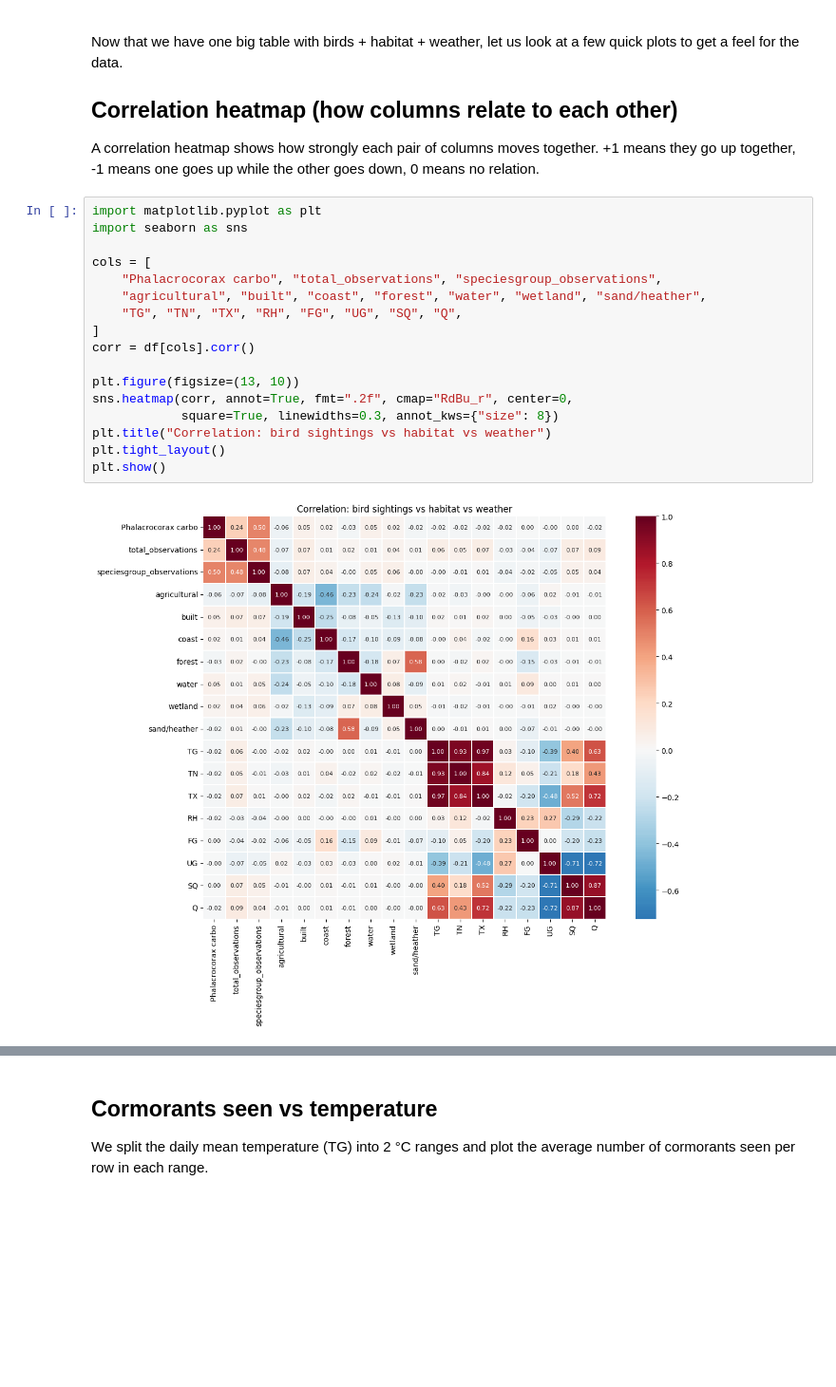
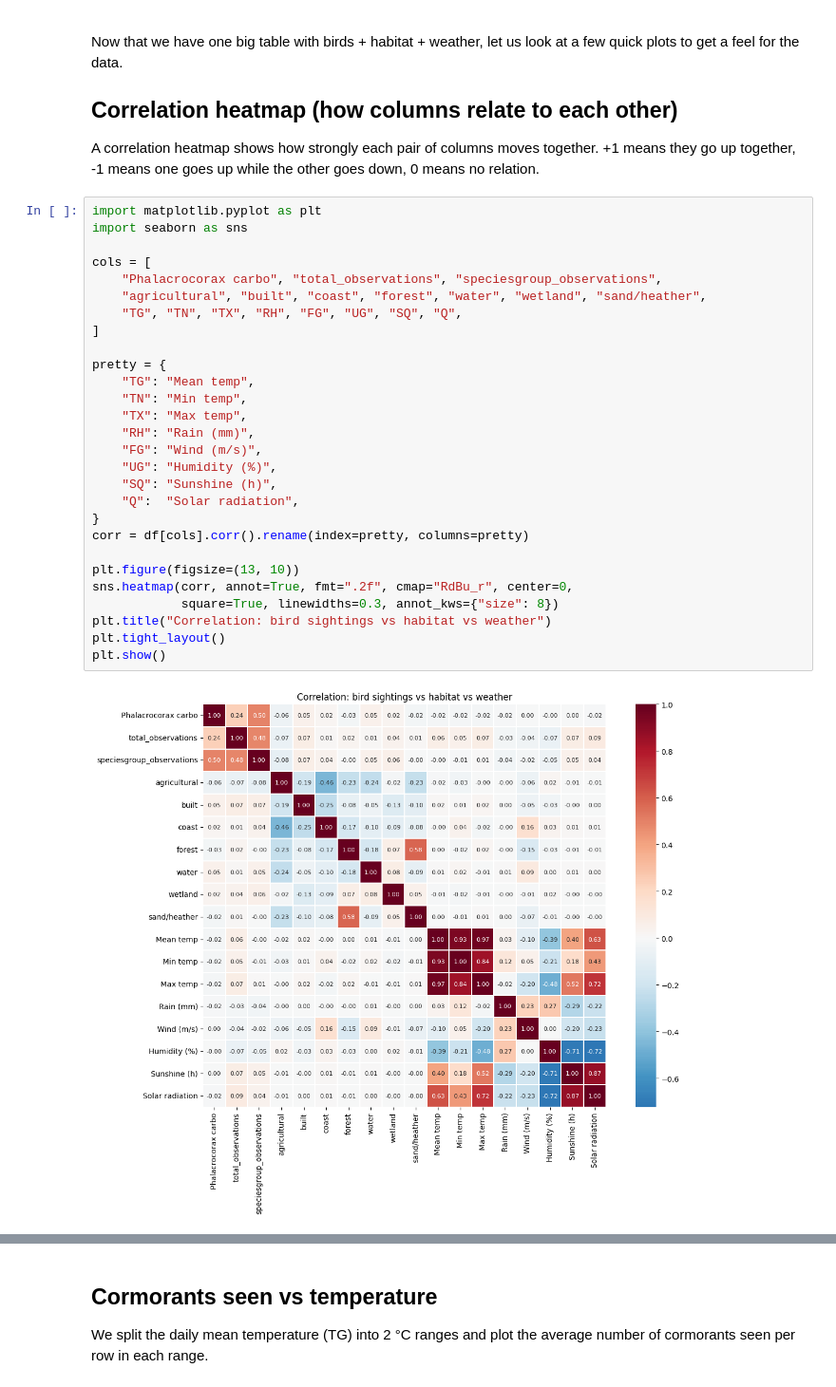
Before and after one commit to kebabzter/the-greatest-cormorant, a Jupyter notebook: notebook-04.ipynb, the cells around one changed output, grey strips where cells are left out. Shown at 95% size. Saved outputs shown, nothing was run; the diff lists cells and outputs as text; blank space fills up the shorter version.

```diff
--- a/notebook-04.ipynb
+++ b/notebook-04.ipynb
@@ -253,19 +253,30 @@ A correlation heatmap shows how strongly each pair of columns moves together. +1
 # %%
 import matplotlib.pyplot as plt
 import seaborn as sns
 
 cols = [
     "Phalacrocorax carbo", "total_observations", "speciesgroup_observations",
     "agricultural", "built", "coast", "forest", "water", "wetland", "sand/heather",
     "TG", "TN", "TX", "RH", "FG", "UG", "SQ", "Q",
 ]
-corr = df[cols].corr()
+
+pretty = {
+    "TG": "Mean temp",
+    "TN": "Min temp",
+    "TX": "Max temp",
+    "RH": "Rain (mm)",
+    "FG": "Wind (m/s)",
+    "UG": "Humidity (%)",
+    "SQ": "Sunshine (h)",
+    "Q":  "Solar radiation",
+}
+corr = df[cols].corr().rename(index=pretty, columns=pretty)
 
 plt.figure(figsize=(13, 10))
 sns.heatmap(corr, annot=True, fmt=".2f", cmap="RdBu_r", center=0,
             square=True, linewidths=0.3, annot_kws={"size": 8})
 plt.title("Correlation: bird sightings vs habitat vs weather")
 plt.tight_layout()
 plt.show()
 # %% [output]
-[figure, old version]
+[figure, new version]
```
Also changed, not shown: parts of 2 cells of this notebook.
